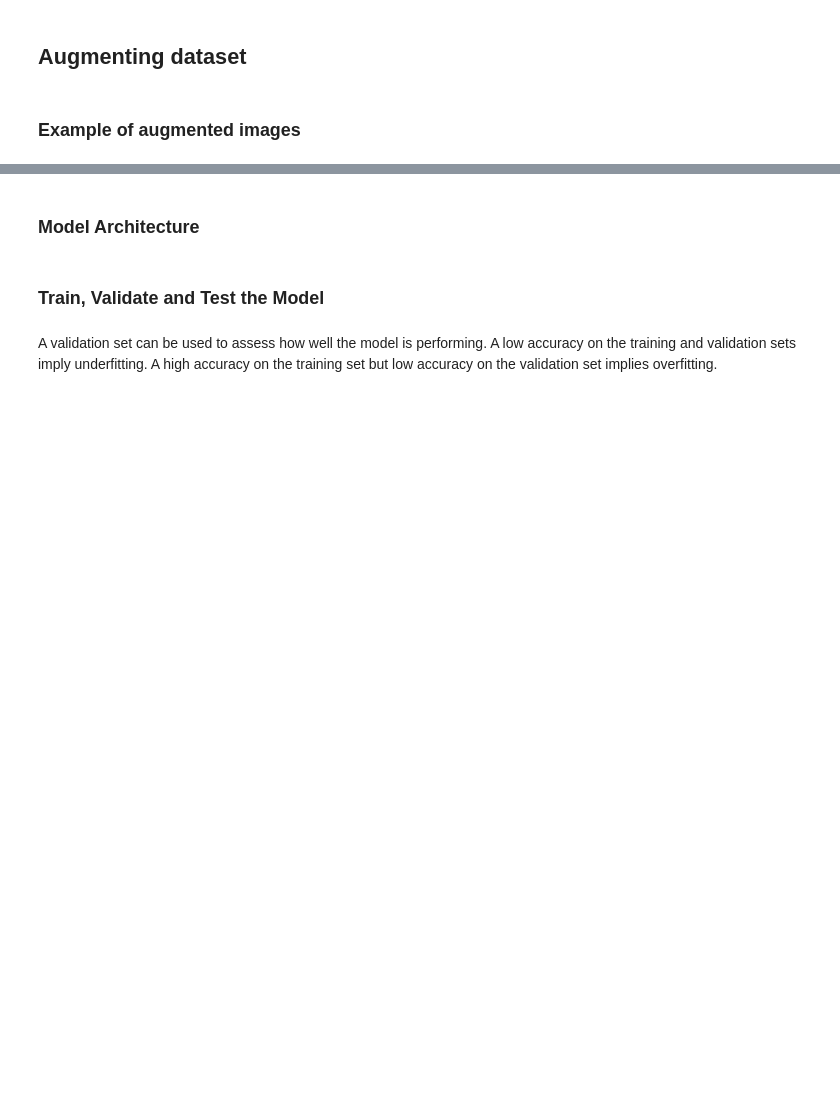
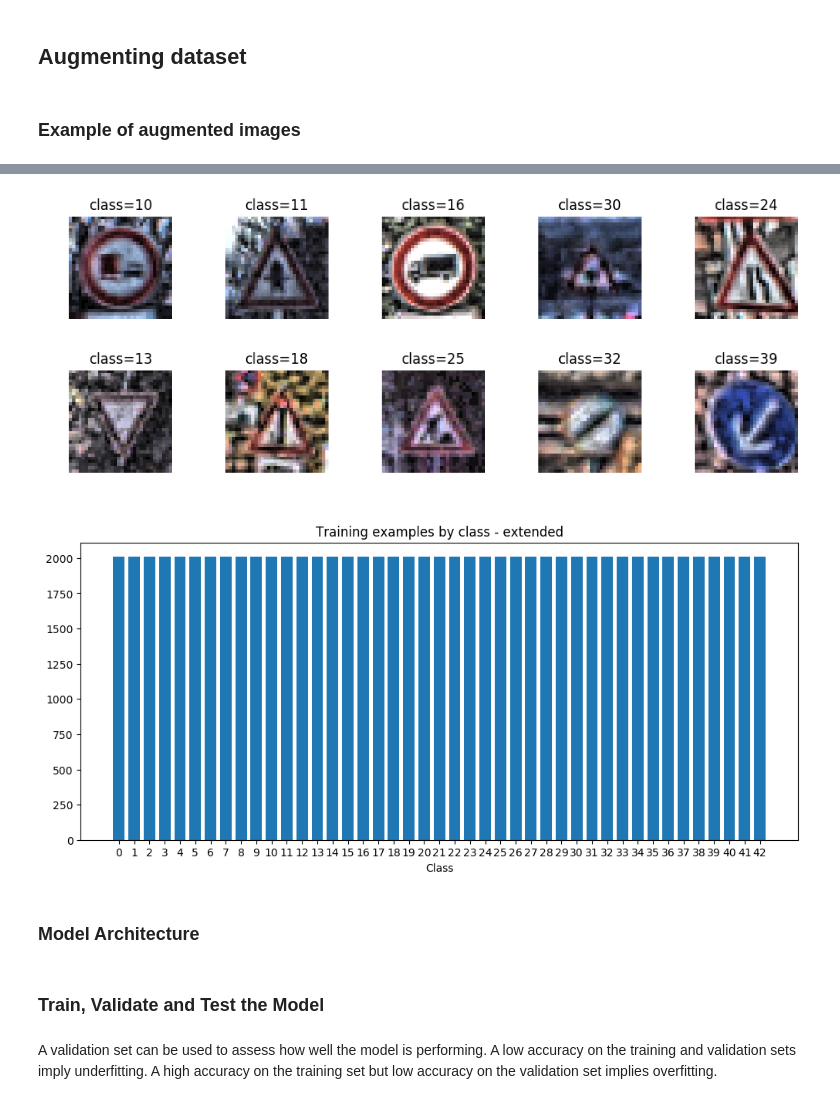
Before and after one commit to DukeXar/CarND-Traffic-Sign-Classifier-Project-pub, a Jupyter notebook: Traffic_Sign_Classifier.ipynb, the cells around one changed output, grey strips where cells are left out. Cells and saved outputs as stored; diff of their text form; code cells hidden in the pictures; blank space fills up the shorter version.

```diff
--- a/Traffic_Sign_Classifier.ipynb
+++ b/Traffic_Sign_Classifier.ipynb
@@ -621,3 +656,10 @@ X_test, y_test = dataset['features'], dataset['labels']
+# %%
+display_random_images(X_train_extended, y_train_extended)
+
+plot_counts_by_class(y_train_extended, 'Training examples by class - extended')
+# %% [output]
+[figure, added]
+[figure, added]
 # %%
 from sklearn.utils import shuffle
 
```
Also changed, not shown: parts of 20 cells of this notebook.
